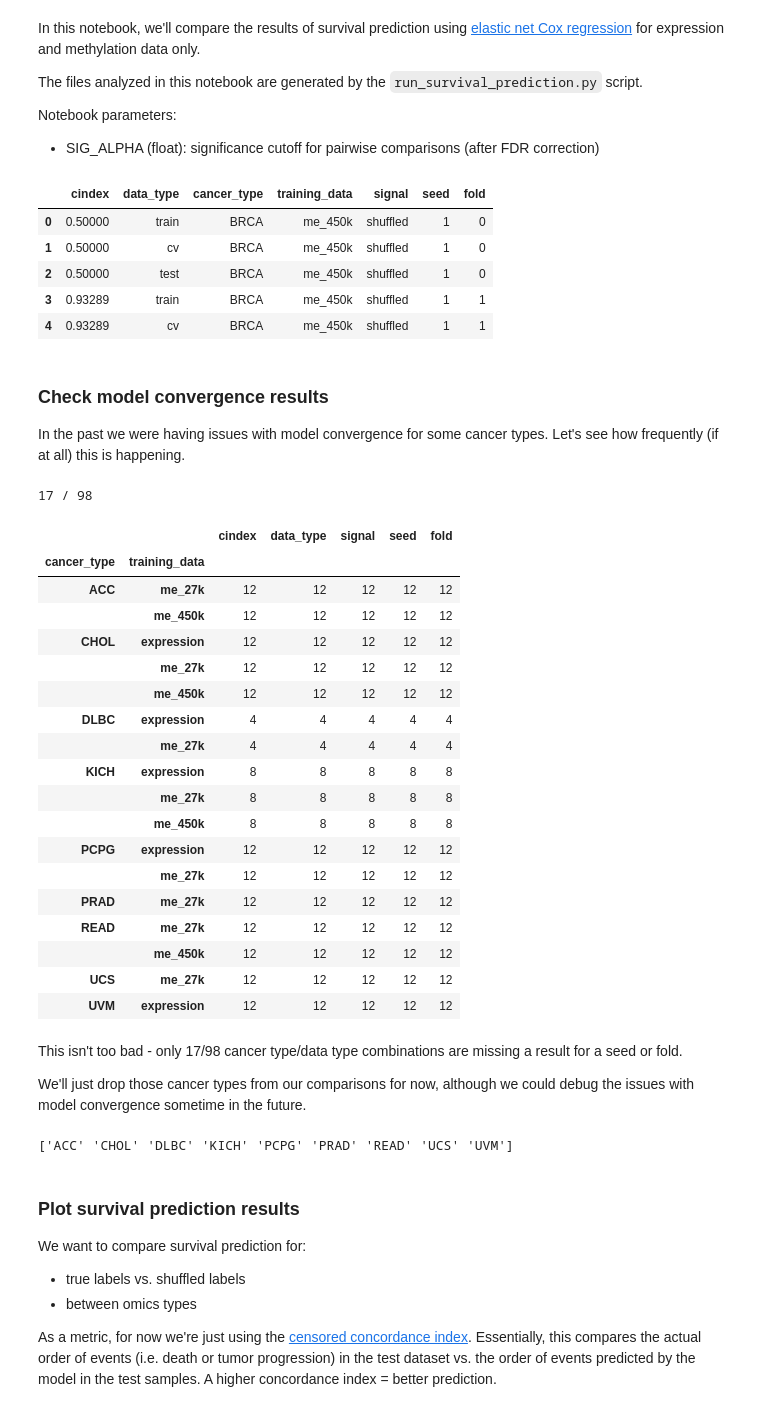
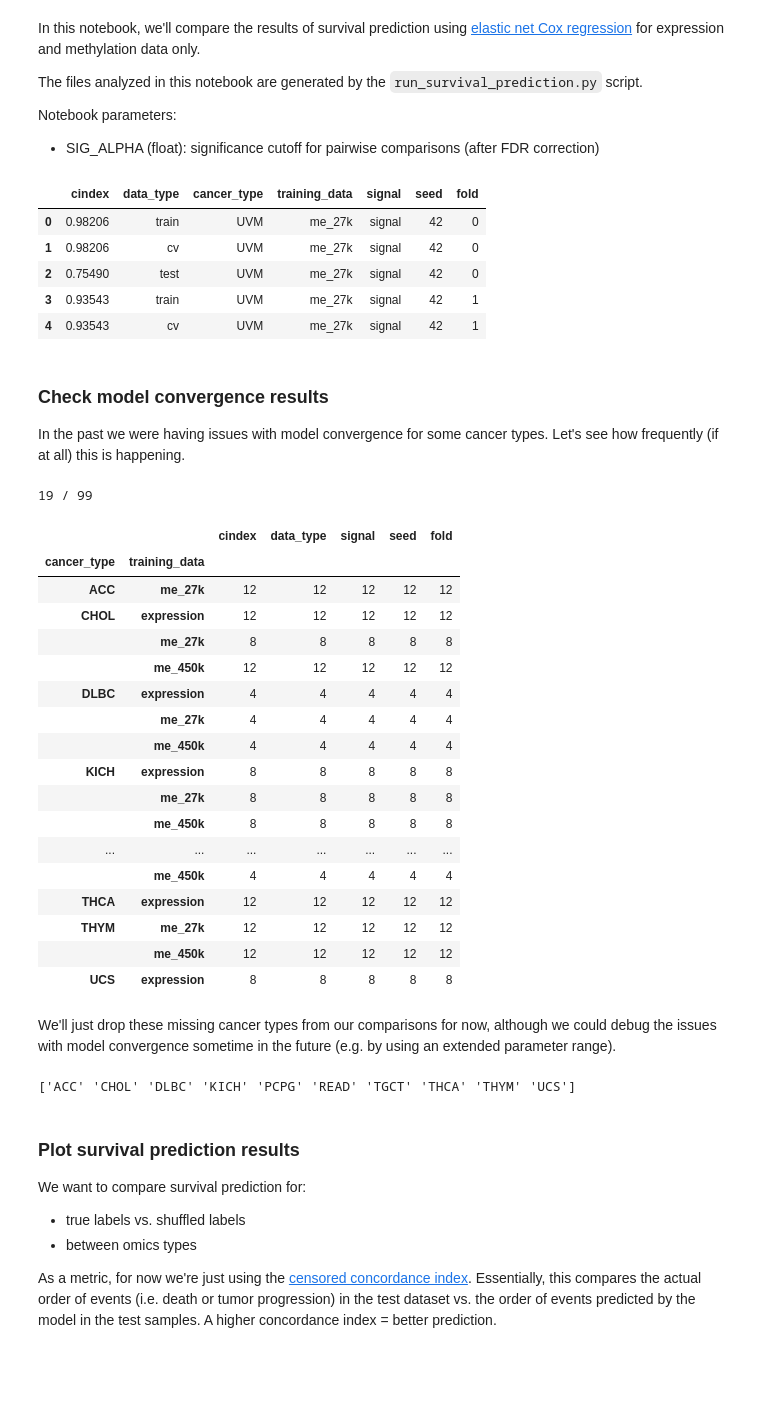
Before and after one commit to greenelab/mpmp, a Jupyter notebook: 06_predict_survival/plot_survival_results.ipynb, the cells around one changed output. Saved outputs shown, nothing was run; the diff lists cells and outputs as text; code cells hidden in the pictures; blank space fills up the shorter version.

```diff
--- a/06_predict_survival/plot_survival_results.ipynb
+++ b/06_predict_survival/plot_survival_results.ipynb
@@ -27,61 +31,65 @@ SIG_ALPHA = 0.05
 # %%
 # set results directory
-results_dir = Path(cfg.results_dirs['survival'], 'results_1000_top_mad').resolve()
+me_results_dir = Path(cfg.repo_root,
+                      '06_predict_survival',
+                      'results_extended_alphas',
+                      'results_5000_pca').resolve()
+me_results_desc = 'top 5000 PCs'
+
+# set images directory
+images_dir = Path(cfg.images_dirs['survival'])
 
 # load results into a single dataframe
-results_df = su.load_survival_results(results_dir)
-results_df.rename(columns={'identifier': 'cancer_type',
-                           'fold_no': 'fold'}, inplace=True)
-results_df.head()
+me_results_df = su.load_survival_results(me_results_dir)
+me_results_df.rename(columns={'identifier': 'cancer_type',
+                              'fold_no': 'fold'}, inplace=True)
+me_results_df.head()
 # %% [output]
 |  | cindex | data_type | cancer_type | training_data | signal | seed | fold |
-| 0 | 0.50000 | train | BRCA | me_450k | shuffled | 1 | 0 |
-| 1 | 0.50000 | cv | BRCA | me_450k | shuffled | 1 | 0 |
-| 2 | 0.50000 | test | BRCA | me_450k | shuffled | 1 | 0 |
-| 3 | 0.93289 | train | BRCA | me_450k | shuffled | 1 | 1 |
-| 4 | 0.93289 | cv | BRCA | me_450k | shuffled | 1 | 1 |
+| 0 | 0.98206 | train | UVM | me_27k | signal | 42 | 0 |
+| 1 | 0.98206 | cv | UVM | me_27k | signal | 42 | 0 |
+| 2 | 0.75490 | test | UVM | me_27k | signal | 42 | 0 |
+| 3 | 0.93543 | train | UVM | me_27k | signal | 42 | 1 |
+| 4 | 0.93543 | cv | UVM | me_27k | signal | 42 | 1 |
 # %% [markdown]
 ### Check model convergence results
 
 In the past we were having issues with model convergence for some cancer types. Let's see how frequently (if at all) this is happening.
 # %%
-count_df = (results_df[results_df.data_type == 'test']
+me_count_df = (me_results_df[me_results_df.data_type == 'test']
     .groupby(['cancer_type', 'training_data'])
     .count()
 )
-problem_df = count_df[count_df['cindex'] != 16].copy()
-print(len(problem_df), '/', len(count_df))
+problem_df = me_count_df[me_count_df['cindex'] != 16].copy()
+print(len(problem_df), '/', len(me_count_df))
 problem_df
 # %% [output]
-17 / 98
+19 / 99
 |  |  | cindex | data_type | signal | seed | fold |
 | cancer_type | training_data |  |  |  |  |  |
 | ACC | me_27k | 12 | 12 | 12 | 12 | 12 |
-|  | me_450k | 12 | 12 | 12 | 12 | 12 |
 | CHOL | expression | 12 | 12 | 12 | 12 | 12 |
-|  | me_27k | 12 | 12 | 12 | 12 | 12 |
+|  | me_27k | 8 | 8 | 8 | 8 | 8 |
 |  | me_450k | 12 | 12 | 12 | 12 | 12 |
 | DLBC | expression | 4 | 4 | 4 | 4 | 4 |
 |  | me_27k | 4 | 4 | 4 | 4 | 4 |
+|  | me_450k | 4 | 4 | 4 | 4 | 4 |
 | KICH | expression | 8 | 8 | 8 | 8 | 8 |
 |  | me_27k | 8 | 8 | 8 | 8 | 8 |
 |  | me_450k | 8 | 8 | 8 | 8 | 8 |
-| PCPG | expression | 12 | 12 | 12 | 12 | 12 |
-|  | me_27k | 12 | 12 | 12 | 12 | 12 |
-| PRAD | me_27k | 12 | 12 | 12 | 12 | 12 |
-| READ | me_27k | 12 | 12 | 12 | 12 | 12 |
+| ... | ... | ... | ... | ... | ... | ... |
+|  | me_450k | 4 | 4 | 4 | 4 | 4 |
+| THCA | expression | 12 | 12 | 12 | 12 | 12 |
+| THYM | me_27k | 12 | 12 | 12 | 12 | 12 |
 |  | me_450k | 12 | 12 | 12 | 12 | 12 |
-| UCS | me_27k | 12 | 12 | 12 | 12 | 12 |
-| UVM | expression | 12 | 12 | 12 | 12 | 12 |
+| UCS | expression | 8 | 8 | 8 | 8 | 8 |
 # %% [markdown]
-This isn't too bad - only 17/98 cancer type/data type combinations are missing a result for a seed or fold.
-
-We'll just drop those cancer types from our comparisons for now, although we could debug the issues with model convergence sometime in the future.
+We'll just drop these missing cancer types from our comparisons for now, although we could debug the issues with model convergence sometime in the future (e.g. by using an extended parameter range).
 # %%
 drop_cancer_types = problem_df.index.get_level_values(0).unique().values
 print(drop_cancer_types)
 # %% [output]
-['ACC' 'CHOL' 'DLBC' 'KICH' 'PCPG' 'PRAD' 'READ' 'UCS' 'UVM']
+['ACC' 'CHOL' 'DLBC' 'KICH' 'PCPG' 'READ' 'TGCT' 'THCA' 'THYM' 'UCS']
 # %% [markdown]
 ### Plot survival prediction results
 
```
Also changed, not shown: parts of 12 cells of this notebook, 2 other files.
